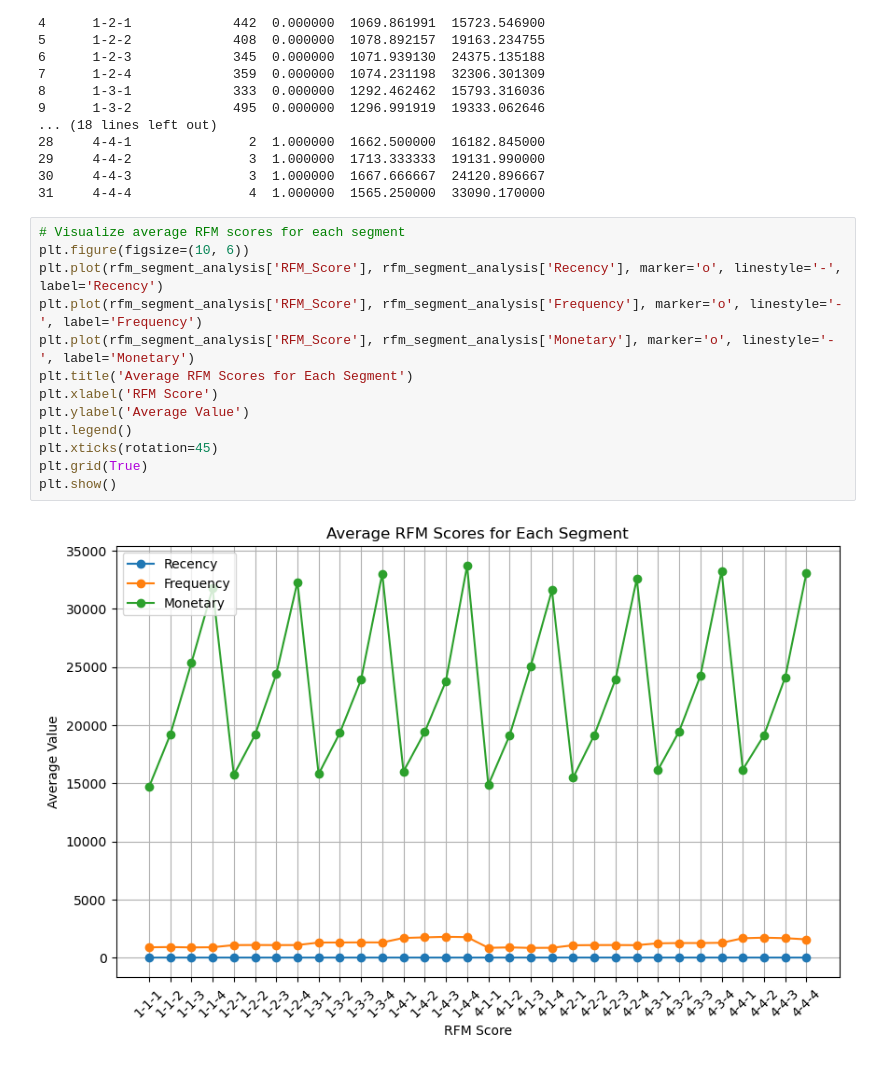
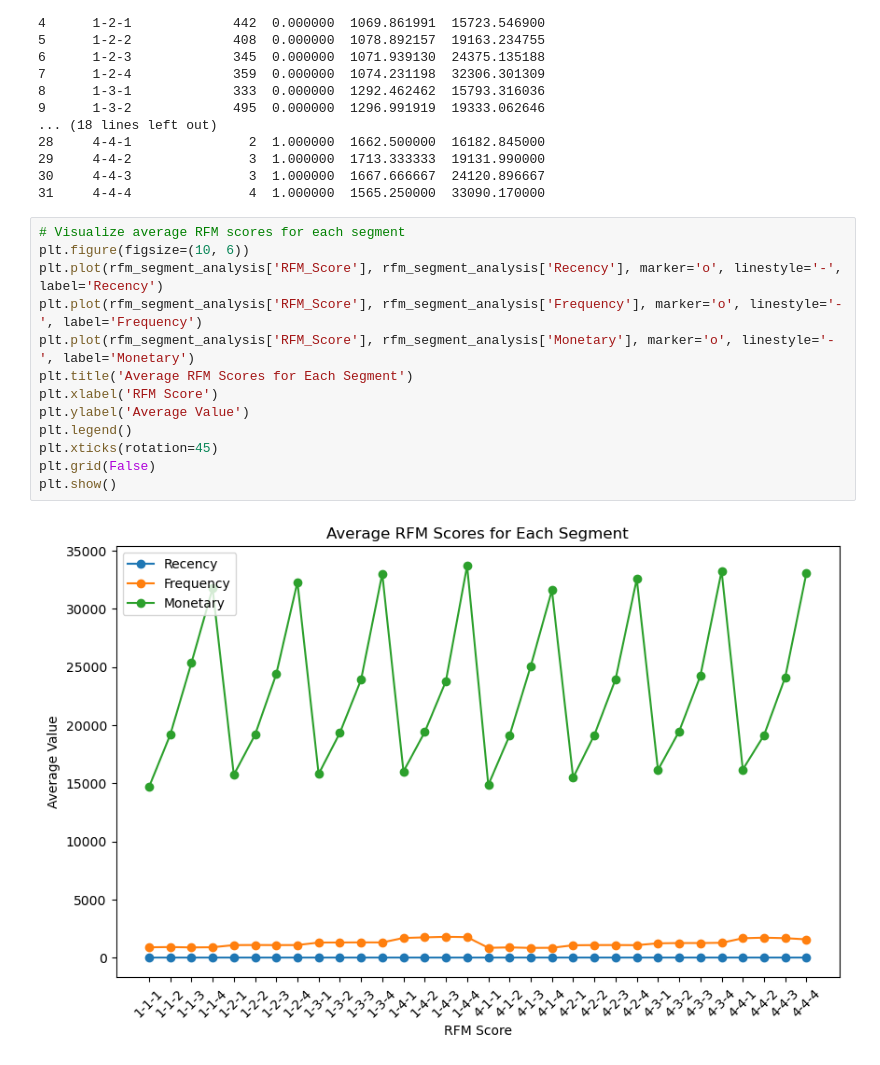
Before and after one commit to UoB-DSMP-2023-24/dsmp-2024-group32, a Jupyter notebook: RFM.ipynb, the cells around one changed output. Cells and saved outputs as stored; diff of their text form.

Commit message:
Updated RFM code
Additional visuals and functions

```diff
--- a/RFM.ipynb
+++ b/RFM.ipynb
@@ -170,15 +170,15 @@ RFM Segment Analysis:
 # %%
 # Visualize average RFM scores for each segment
 plt.figure(figsize=(10, 6))
 plt.plot(rfm_segment_analysis['RFM_Score'], rfm_segment_analysis['Recency'], marker='o', linestyle='-', label='Recency')
 plt.plot(rfm_segment_analysis['RFM_Score'], rfm_segment_analysis['Frequency'], marker='o', linestyle='-', label='Frequency')
 plt.plot(rfm_segment_analysis['RFM_Score'], rfm_segment_analysis['Monetary'], marker='o', linestyle='-', label='Monetary')
 plt.title('Average RFM Scores for Each Segment')
 plt.xlabel('RFM Score')
 plt.ylabel('Average Value')
 plt.legend()
 plt.xticks(rotation=45)
-plt.grid(True)
+plt.grid(False)
 plt.show()
 # %% [output]
-[figure, old version]
+[figure, new version]
```
Also changed, not shown: parts of 9 cells of this notebook.
